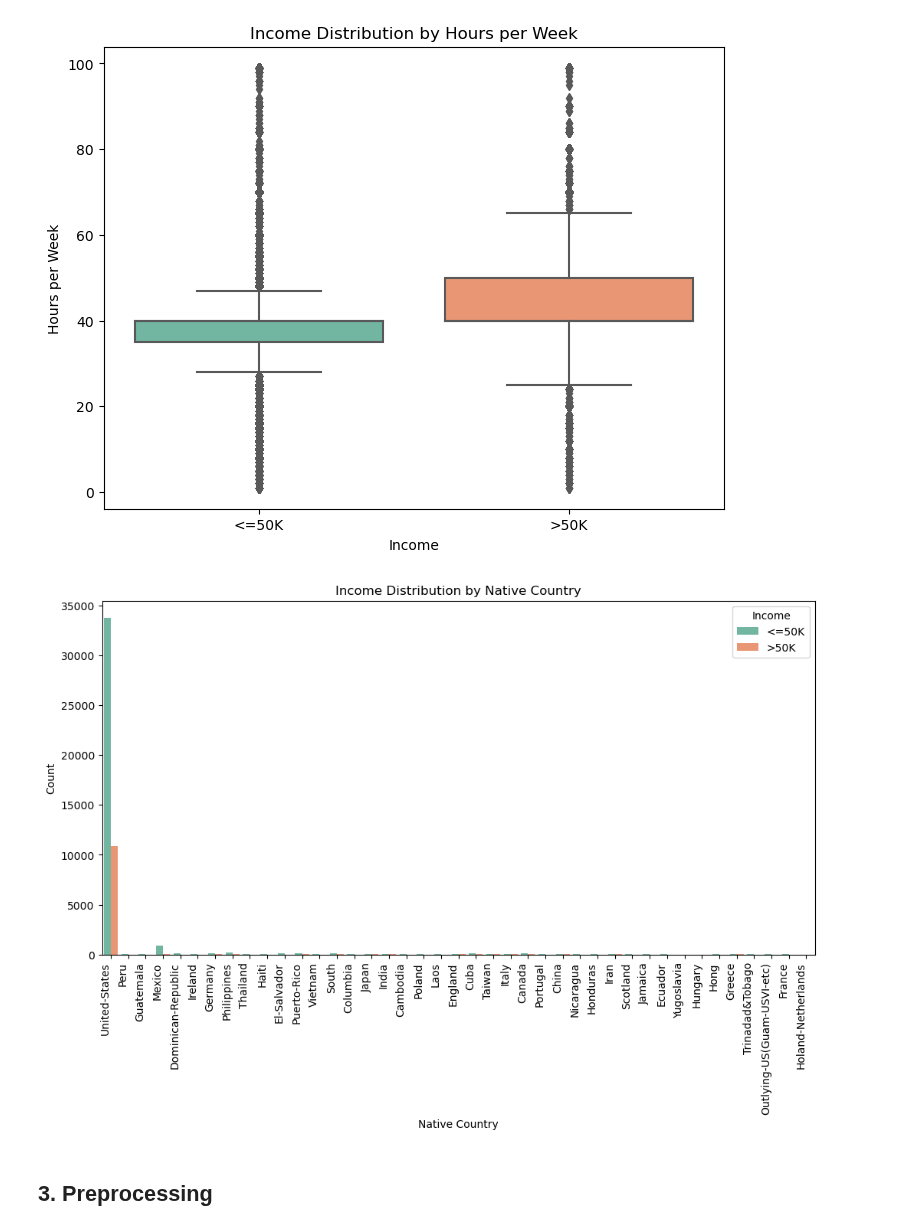
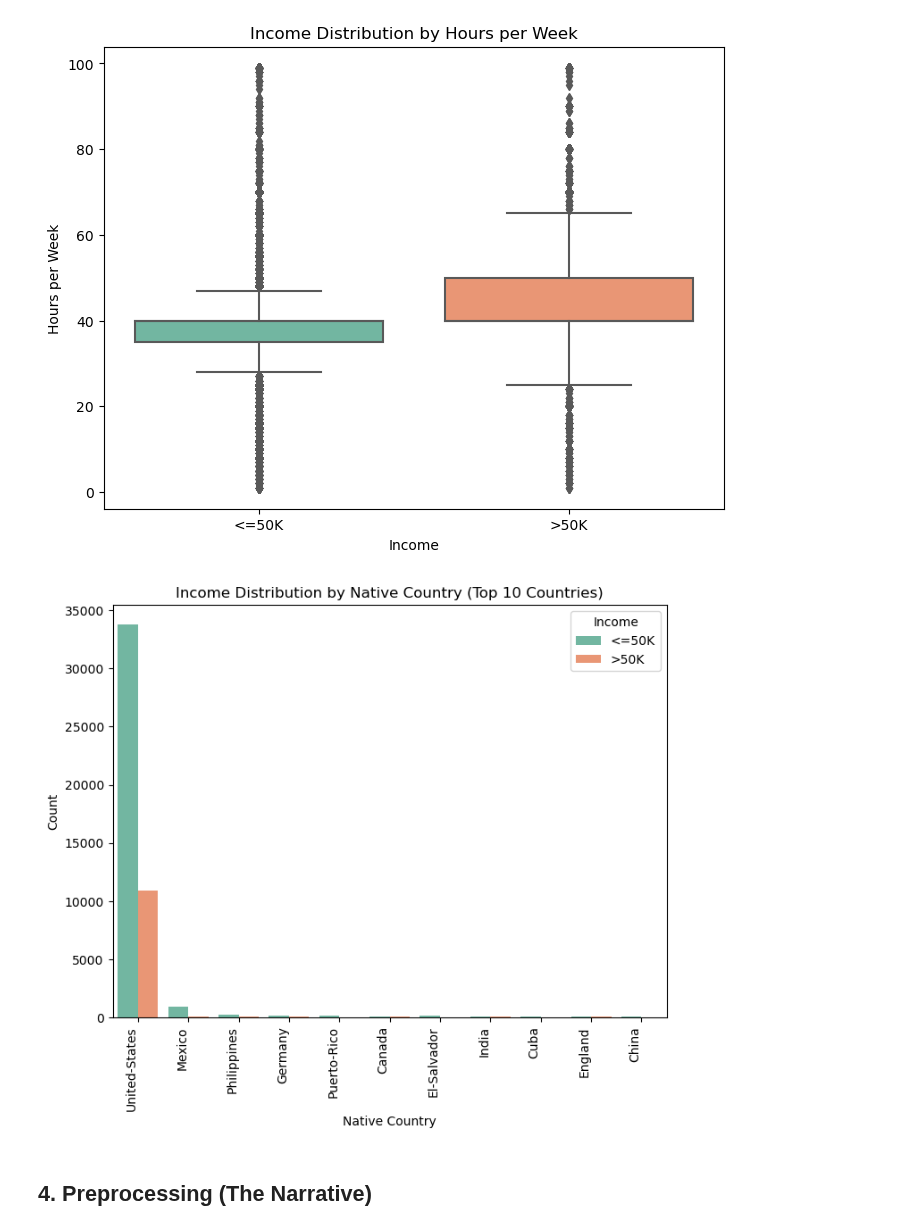
Before and after one commit to n-altawam/Sprinboard, a Jupyter notebook: 20.3.2 - Craft a Story from a Dataset/Adult Income.ipynb, the cells around one changed output. Drawn from its saved outputs; the diff is of its cells as text; code cells hidden in the pictures.

```diff
--- a/20.3.2 - Craft a Story from a Dataset/Adult Income.ipynb
+++ b/20.3.2 - Craft a Story from a Dataset/Adult Income.ipynb
@@ -407,15 +420,15 @@ plt.show()
 # %% [output]
 [figure]
 # %%
-plt.figure(figsize=(12, 6))
-sns.countplot(x='native-country', hue='income', data=df, palette="Set2")
+plt.figure(figsize=(8, 6))
+sns.countplot(x='native-country', hue='income', data=df, order=df['native-country'].value_counts().iloc[:11].index, palette="Set2")
 plt.xlabel('Native Country')
 plt.ylabel('Count')
-plt.title('Income Distribution by Native Country')
+plt.title('Income Distribution by Native Country (Top 10 Countries)')
 plt.xticks(rotation=90, ha='right')
 plt.legend(title='Income', loc='upper right')
 plt.show()
 # %% [output]
-[figure, old version]
+[figure, new version]
 # %% [markdown]
-## 3. Preprocessing
+## 4. Preprocessing (The Narrative)
```
Also changed, not shown: parts of 27 cells of this notebook.
